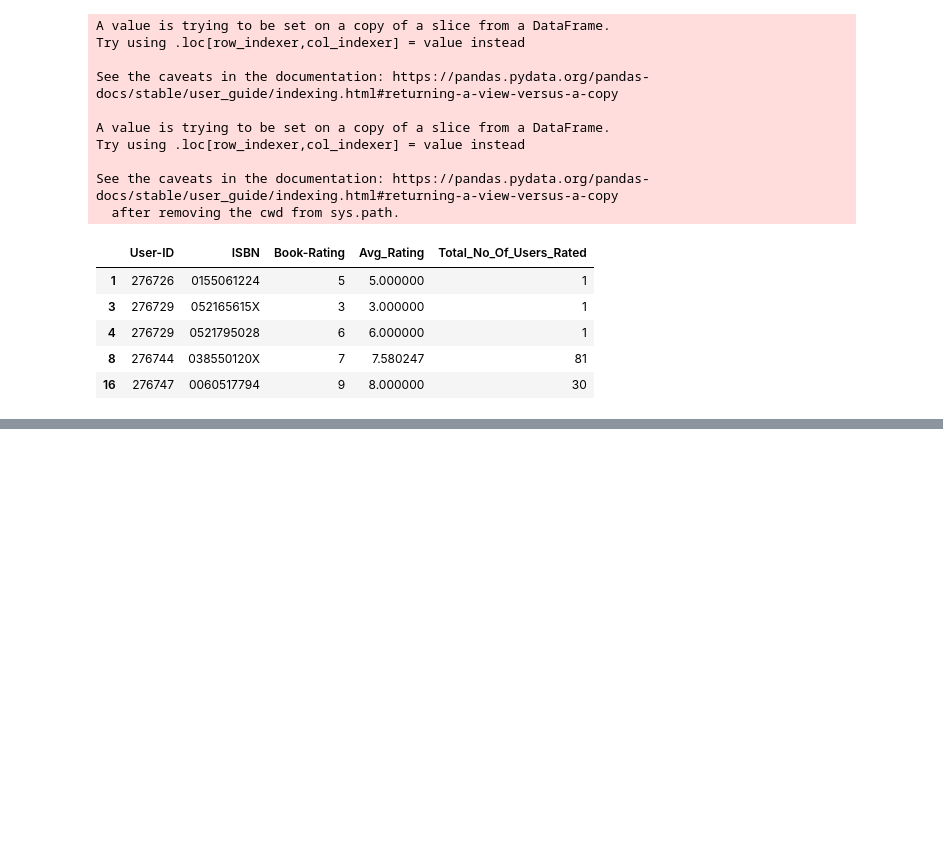
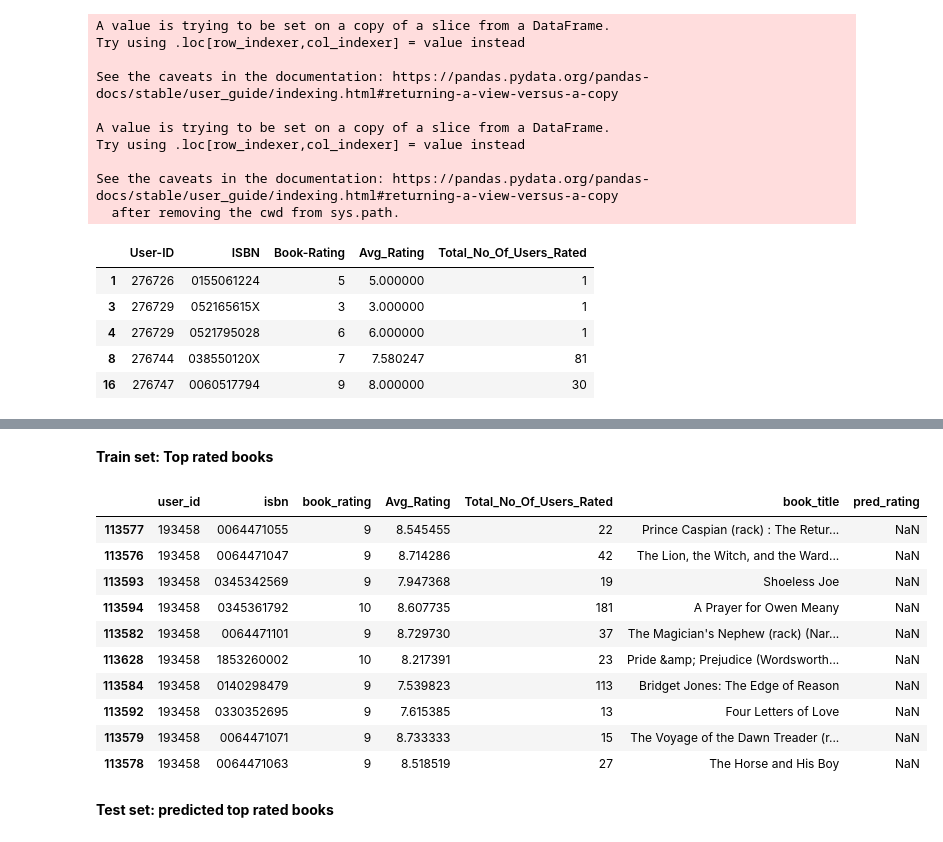
Before and after one commit to Hiteshlko1/Book-Recommendation-system, a Jupyter notebook: Book_Recommendation_System_Capstone_Hitesh_Verma.ipynb, the cells around one changed output, grey strips where cells are left out. Cells and saved outputs as stored; diff of their text form; code cells hidden in the pictures; blank space fills up the shorter version.

```diff
--- a/Book_Recommendation_System_Capstone_Hitesh_Verma.ipynb
+++ b/Book_Recommendation_System_Capstone_Hitesh_Verma.ipynb
@@ -456,0 +694,26 @@ ratings_explicit.head()
+# %%
+df_books = books.copy()
+df_books.rename(columns = {'ISBN':'isbn' ,'Book-Title':'book_title'},inplace=True)
+df_ext = df.merge(df_books[['isbn', 'book_title']], on='isbn', how='left')
+df_ext = df_ext.merge(df_pred[['isbn', 'user_id', 'pred_rating']], on=['isbn', 'user_id'], how='left')
+# %% [markdown]
+**Train set: Top rated books**
+# %%
+selected_user_id = 193458
+df_user = df_ext[df_ext['user_id']==selected_user_id]
+
+df_user[(df_user['pred_rating'].isna())&(df_user['book_rating']>=9)].sample(10)
+# %% [output]
+|  | user_id | isbn | book_rating | Avg_Rating | Total_No_Of_Users_Rated | book_title | pred_rating |
+| 113577 | 193458 | 0064471055 | 9 | 8.545455 | 22 | Prince Caspian (rack) : The Retur... | NaN |
+| 113576 | 193458 | 0064471047 | 9 | 8.714286 | 42 | The Lion, the Witch, and the Ward... | NaN |
+| 113593 | 193458 | 0345342569 | 9 | 7.947368 | 19 | Shoeless Joe | NaN |
+| 113594 | 193458 | 0345361792 | 10 | 8.607735 | 181 | A Prayer for Owen Meany | NaN |
+| 113582 | 193458 | 0064471101 | 9 | 8.729730 | 37 | The Magician's Nephew (rack) (Nar... | NaN |
+| 113628 | 193458 | 1853260002 | 10 | 8.217391 | 23 | Pride &amp; Prejudice (Wordsworth... | NaN |
+| 113584 | 193458 | 0140298479 | 9 | 7.539823 | 113 | Bridget Jones: The Edge of Reason | NaN |
+| 113592 | 193458 | 0330352695 | 9 | 7.615385 | 13 | Four Letters of Love | NaN |
+| 113579 | 193458 | 0064471071 | 9 | 8.733333 | 15 | The Voyage of the Dawn Treader (r... | NaN |
+| 113578 | 193458 | 0064471063 | 9 | 8.518519 | 27 | The Horse and His Boy | NaN |
+# %% [markdown]
+**Test set: predicted top rated books**
```
Also changed, not shown: parts of 30 cells of this notebook.
